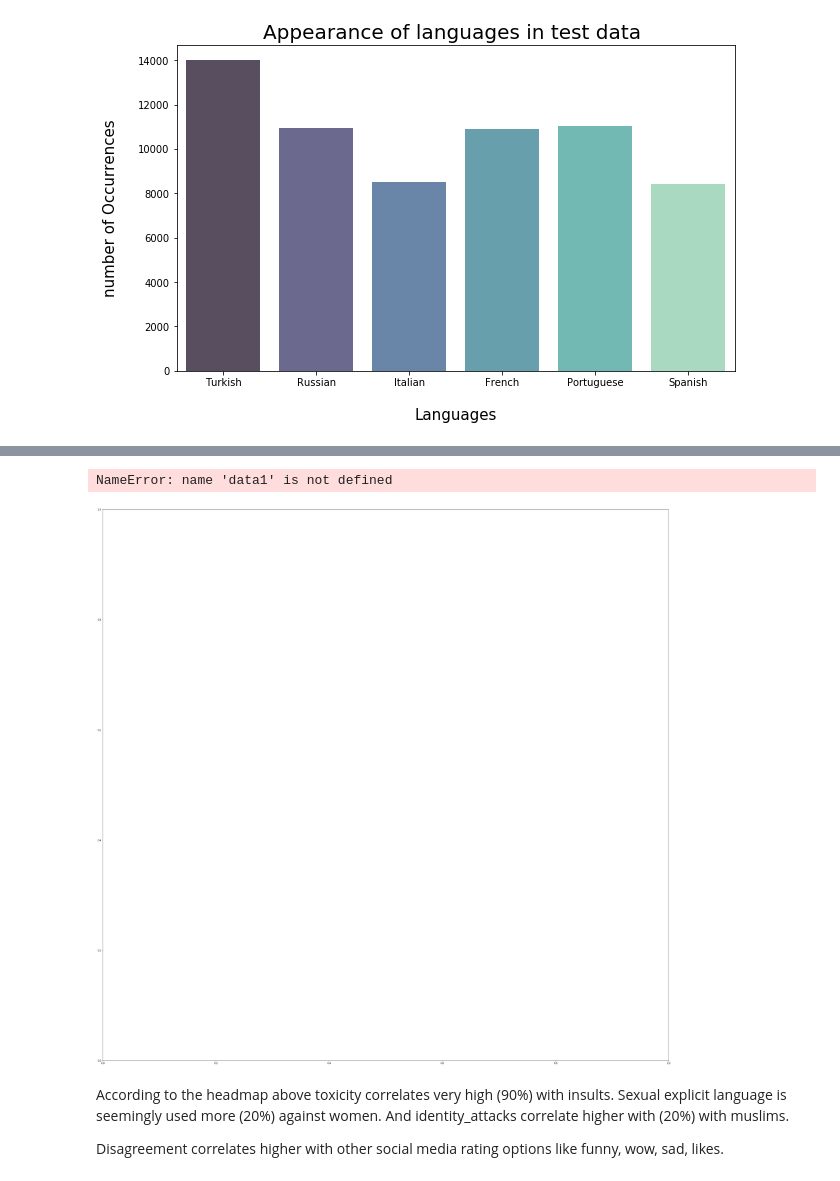
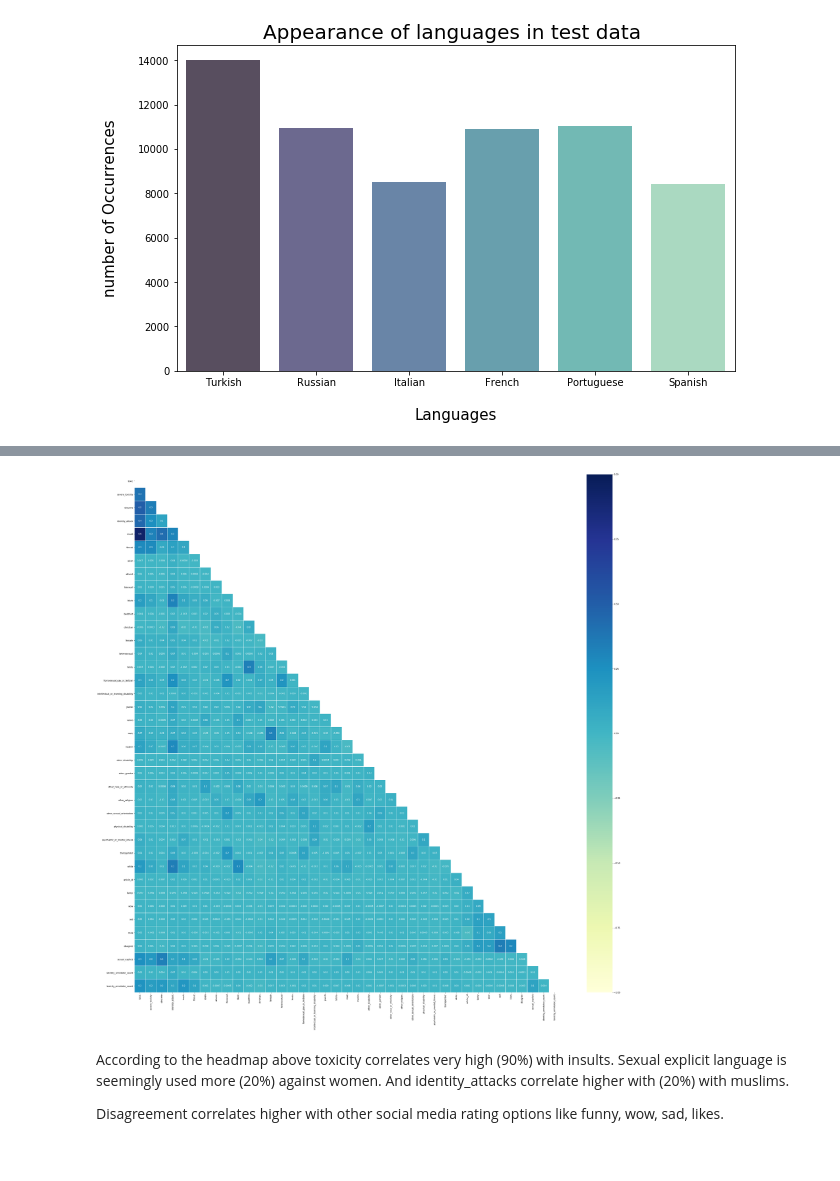
Before and after one commit to drenize/Multilingual_NLP_Classifier_Toxic_Comments, a Jupyter notebook: Toxic_Comments_EDA.ipynb, the cells around one changed output, grey strips where cells are left out. Cells and saved outputs as stored; diff of their text form; code cells hidden in the pictures.

```diff
--- a/Toxic_Comments_EDA.ipynb
+++ b/Toxic_Comments_EDA.ipynb
@@ -307,0 +388,12 @@ plt.show()
+# %%
+matplotlib.rcParams['figure.figsize'] = (12.0, 6.0)
+bins = 1000
+plt.hist(toxic_data['length'], alpha = 0.4, bins=bins, label='toxic',density=True)
+plt.hist(sevtoxic_data['length'], alpha = 0.4, bins=bins, label='severe_toxic',density=True)
+plt.hist(nontoxic['length'], alpha = 0.4, bins=bins, label='non-toxic',density=True)
+plt.xlabel('length')
+plt.ylabel('number_ratio')
+plt.legend(loc='upper right')
+plt.xlim(0,200)
+plt.grid()
+plt.show()
@@ -310,20 +404,19 @@ plt.show()
 # %%
 #create a correlation heatmap of all features
 matrix = np.triu(data.corr())
 plt.subplots(figsize=(45,45))
-sns.heatmap(data1.corr(),
+sns.heatmap(data.corr(),
            mask=matrix,
            annot = True,
            fmt = '.1g',
            vmin=-1,
            vmax=1,
            center= 0,
            cmap= 'YlGnBu',
            linewidth=.1
            );
 # %% [output]
-NameError: name 'data1' is not defined
-[figure, old version]
+[figure, new version]
 # %%
 #boxplots
 # %% [markdown]
```
Also changed, not shown: parts of 15 cells of this notebook, 1 other file.
